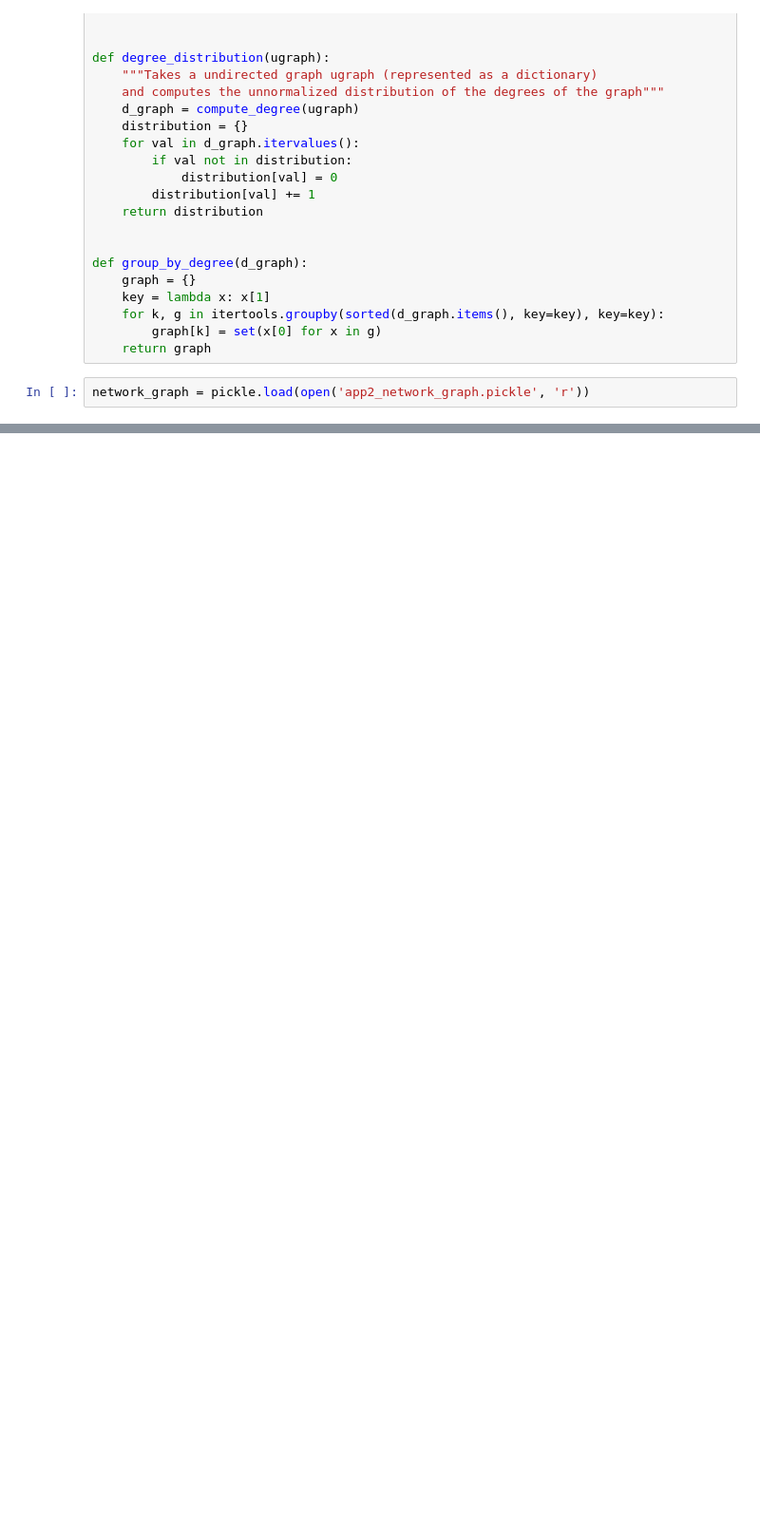
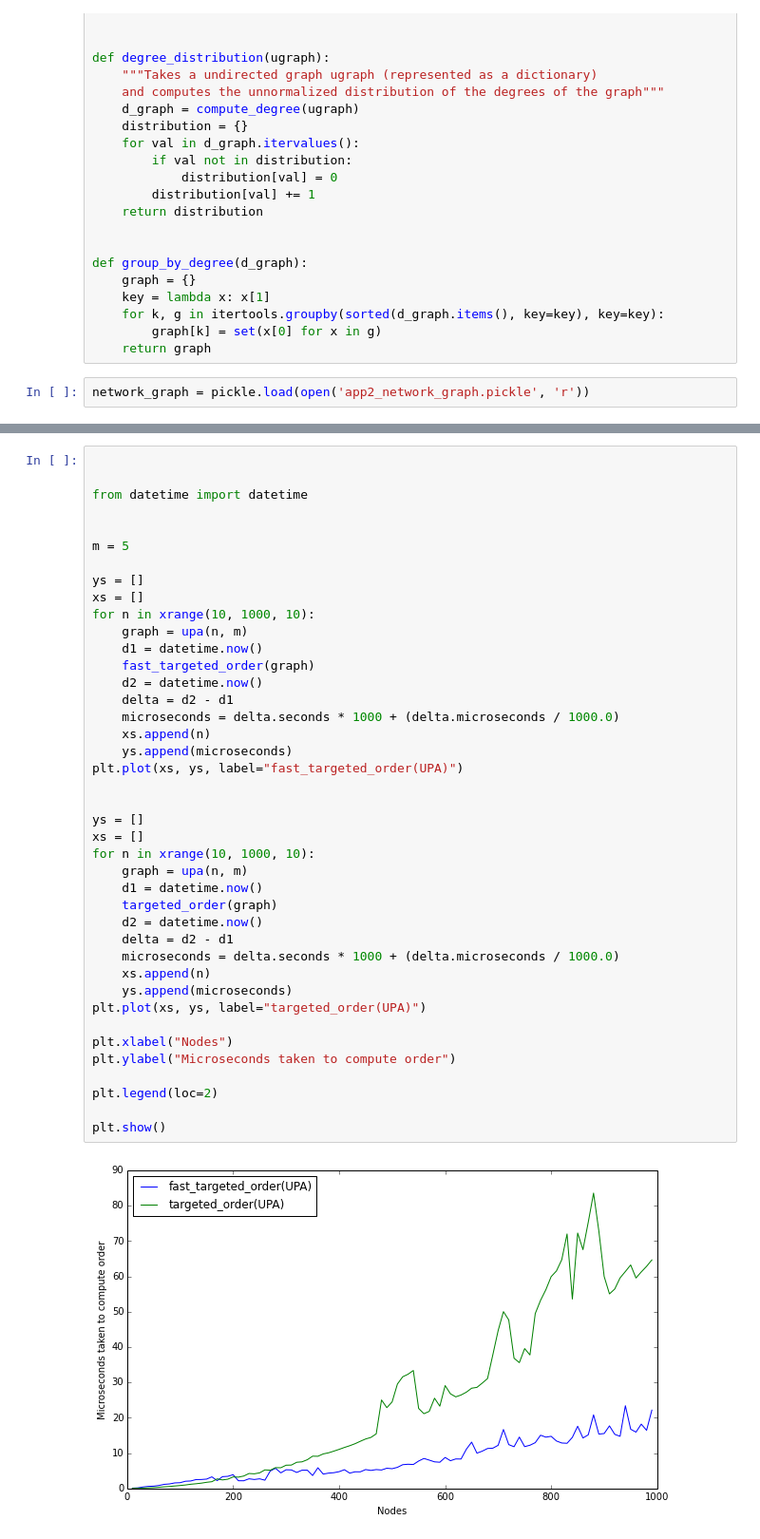
Before and after one commit to kmerenkov/algorithmic-thinking, a Jupyter notebook: application 2.ipynb, the cells around one changed output, grey strips where cells are left out. Shown at 95% size. Saved outputs shown, nothing was run; the diff lists cells and outputs as text; blank space fills up the shorter version.

```diff
--- a/application 2.ipynb
+++ b/application 2.ipynb
@@ -301,3 +315,46 @@ Empty, skipping
+# %%
+
+
+from datetime import datetime
+
+
+m = 5
+
+ys = []
+xs = []
+for n in xrange(10, 1000, 10):
+    graph = upa(n, m)
+    d1 = datetime.now()
+    fast_targeted_order(graph)
+    d2 = datetime.now()
+    delta = d2 - d1
+    microseconds = delta.seconds * 1000 + (delta.microseconds / 1000.0)
+    xs.append(n)
+    ys.append(microseconds)
+plt.plot(xs, ys, label="fast_targeted_order(UPA)")
+
+
+ys = []
+xs = []
+for n in xrange(10, 1000, 10):
+    graph = upa(n, m)
+    d1 = datetime.now()
+    targeted_order(graph)
+    d2 = datetime.now()
+    delta = d2 - d1
+    microseconds = delta.seconds * 1000 + (delta.microseconds / 1000.0)
+    xs.append(n)
+    ys.append(microseconds)
+plt.plot(xs, ys, label="targeted_order(UPA)")
+
+plt.xlabel("Nodes")
+plt.ylabel("Microseconds taken to compute order")
+
+plt.legend(loc=2)
+
+plt.show()
+# %% [output]
+[figure, added]
 # %%
 PLOTS = [
     ('Network graph', network_graph),
```
Also changed, not shown: parts of 5 cells of this notebook.
